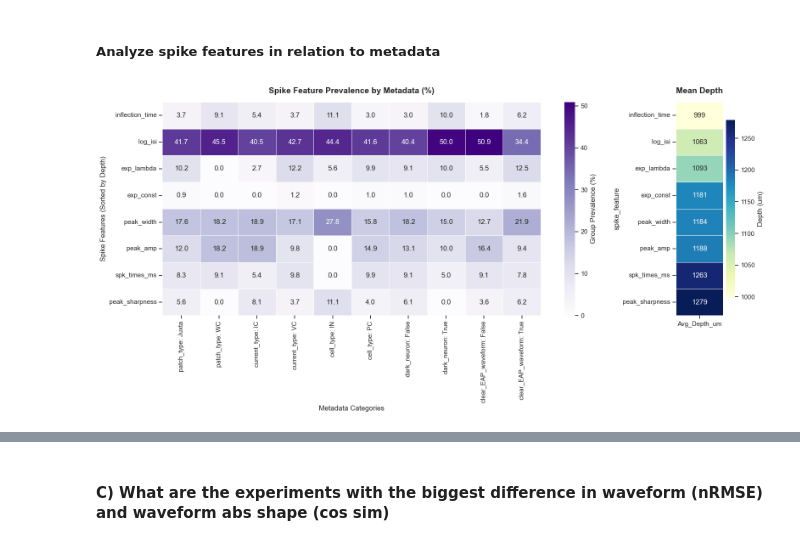
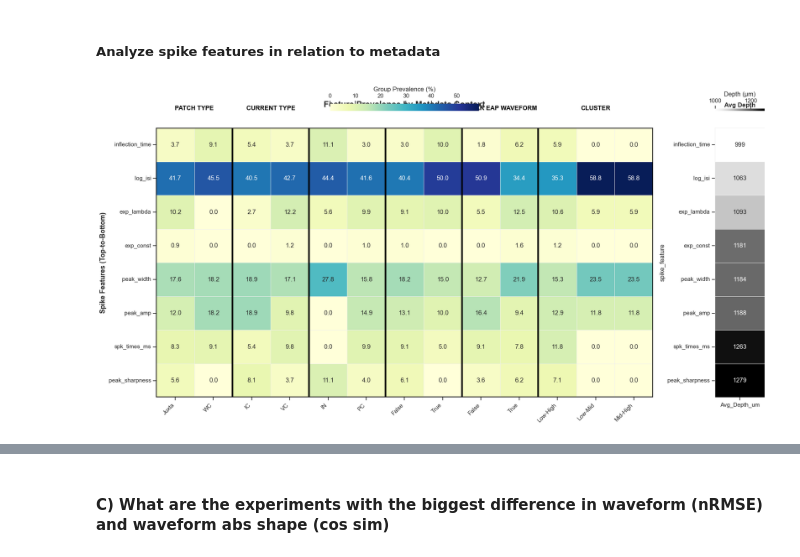
Before and after one commit to voytekresearch/spikewise, a Jupyter notebook: datasets/spe-1/spe1_patch_LFP_analysis/cluster_analyses/all_cluster_comparison.ipynb, the cells around one changed output, grey strips where cells are left out. Drawn from its saved outputs; the diff is of its cells as text; code cells hidden in the pictures.

```diff
--- a/datasets/spe-1/spe1_patch_LFP_analysis/cluster_analyses/all_cluster_comparison.ipynb
+++ b/datasets/spe-1/spe1_patch_LFP_analysis/cluster_analyses/all_cluster_comparison.ipynb
@@ -96,60 +96,78 @@ plot_aggregated_spike_feat(df_master)
 # %% [markdown]
 ##### Analyze spike features in relation to metadata
 # %%
+import pandas as pd
+import seaborn as sns
+import matplotlib.pyplot as plt
+import matplotlib.patches as patches
 
-
-def plot_master_feature_dependency_refined(df):
-    # 1. Identify Categorical Metadata (excluding metrics and keys)
-    exclude = ['spike_feature', 'num_clusters', 'cos_sim', 'nRMSE', 'cell_id', 'cortical_depth', 'nRMSE_std', 'cos_sim_std', 'cluster']
+def plot_refined_master_metadata_map(df):
+    # 1. Identify Categorical Metadata
+    exclude = ['spike_feature', 'num_clusters', 'cos_sim', 'nRMSE', 'cell_id', 'cortical_depth', 'nRMSE_std', 'cos_sim_std']
     meta_cols = [c for c in df.columns if c not in exclude]
 
-    # 2. Calculate Prevalence (%) for Categorical Metadata
-    # This shows what percentage of each metadata group produces which feature
+    # 2. Calculate Prevalence (%)
     cat_data = []
+    meta_group_sizes = [] # Track how many categories are in each metadata group
     for col in meta_cols:
         counts = df.groupby(['spike_feature', col]).size().unstack(fill_value=0)
-        # Normalize to get % within that metadata category
         prevalence = (counts / counts.sum()) * 100
-        prevalence.columns = [f"{col}: {c}" for c in prevalence.columns]
+        prevalence.columns = [f"{c}" for c in prevalence.columns] # Keep labels clean
         cat_data.append(prevalence)
+        meta_group_sizes.append(len(prevalence.columns))
 
-    # 3. Calculate Mean Depth for Sorting and the Depth Column
+    # 3. Prep Depth and Sort
     depth_stats = df.groupby('spike_feature')['cortical_depth'].mean().to_frame()
     depth_stats.columns = ['Avg_Depth_um']
 
-    # 4. Merge and Sort by Depth (Top of cortex to Bottom)
     master_matrix = pd.concat(cat_data + [depth_stats], axis=1).fillna(0)
     master_matrix = master_matrix.sort_values(by='Avg_Depth_um')
 
-    # 5. Plotting with increased spacing to prevent overlaps
-    # Figure height is dynamic based on number of features
-    fig_height = max(8, len(master_matrix) * 0.6)
-    fig, (ax1, ax2) = plt.subplots(1, 2, figsize=(16, fig_height),
-                                   gridspec_kw={'width_ratios': [8, 1]})
+    # 4. Plotting Setup
+    fig_height = max(10, len(master_matrix) * 0.6)
+    fig, (ax1, ax2) = plt.subplots(1, 2, figsize=(18, fig_height),
+                                   gridspec_kw={'width_ratios': [8, 0.8]})
 
-    # Categorical Prevalence Heatmap (Blue color scheme)
+    # 5. Main Prevalence Heatmap
     sns.heatmap(master_matrix.drop(columns=['Avg_Depth_um']),
-                annot=True, fmt=".1f", cmap="Purples", ax=ax1,
-                cbar_kws={'label': 'Group Prevalence (%)'},
-                linewidths=0.5)
+                annot=True, fmt=".1f", cmap="YlGnBu", ax=ax1,
+                cbar_kws={'label': 'Group Prevalence (%)', 'location': 'top', 'shrink': 0.3},
+                linewidths=0.5, linecolor='#f0f0f0')
 
-    # Depth Heatmap (Deeper = Darker using "Purples" or "YlGnBu")
+    # 6. Depth Heatmap (Deeper = Darker)
     sns.heatmap(master_matrix[['Avg_Depth_um']],
-                annot=True, fmt=".0f", cmap="YlGnBu", ax=ax2,
-                cbar_kws={'label': 'Depth (um)'},
-                linewidths=0.5)
+                annot=True, fmt=".0f", cmap="Greys", ax=ax2,
+                cbar_kws={'label': 'Depth (μm)', 'location': 'top', 'shrink': 1.0},
+                linewidths=0.5, linecolor='#f0f0f0')
 
-    ax1.set_title('Spike Feature Prevalence by Metadata (%)', fontweight='bold', fontsize=14, pad=15)
-    ax2.set_title('Mean Depth', fontweight='bold', fontsize=14, pad=15)
-    ax1.set_ylabel('Spike Features (Sorted by Depth)', fontsize=12)
-    ax1.set_xlabel('Metadata Categories', fontsize=12)
+    # 7. ADD THICK BORDERS / JOINING GROUPS
+    current_col_idx = 0
+    for i, size in enumerate(meta_group_sizes):
+        # Draw a thick rectangle around the metadata group columns
+        rect = patches.Rectangle(
+            (current_col_idx, 0), size, len(master_matrix),
+            linewidth=3, edgecolor='black', facecolor='none', zorder=10
+        )
+        ax1.add_patch(rect)
+
+        # Add a top label to "Join" the category names
+        ax1.text(current_col_idx + size/2, -0.5, meta_cols[i].replace('_', ' ').upper(),
+                 ha='center', va='bottom', fontweight='bold', fontsize=12, color='black')
+
+        current_col_idx += size
+
+    # Formatting
+    ax1.set_title('Feature Prevalence by Metadata Context', fontweight='bold', fontsize=16, pad=40)
+    ax2.set_title('Avg Depth', fontweight='bold', fontsize=12, pad=40)
+    ax1.set_ylabel('Spike Features (Top-to-Bottom)', fontsize=13, fontweight='bold')
+    ax1.set_xticklabels(ax1.get_xticklabels(), rotation=45, ha='right')
 
     plt.tight_layout()
     plt.show()
 
-# Run this on your master data
-plot_master_feature_dependency_refined(df_master)
+# Run the final layout
+plot_refined_master_metadata_map(df_master)
 # %% [output]
-[figure, old version]
+[figure, new version]
 # %%
 
```
Also changed, not shown: parts of 3 cells of this notebook, 1 other file.
